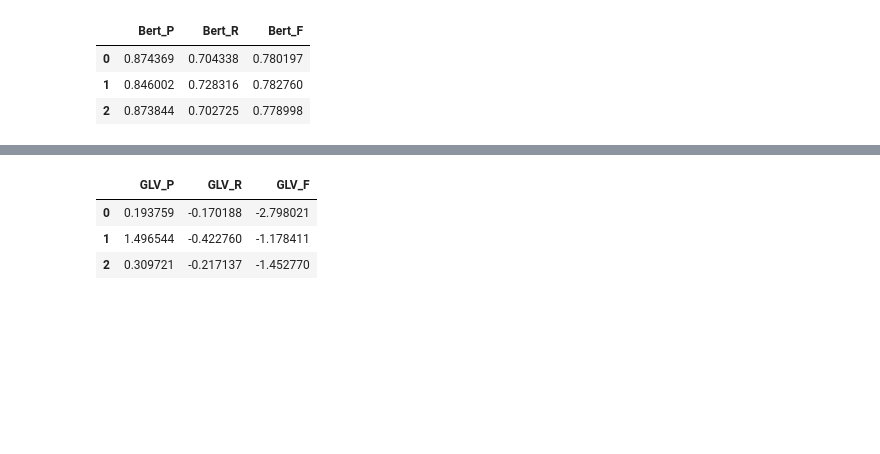
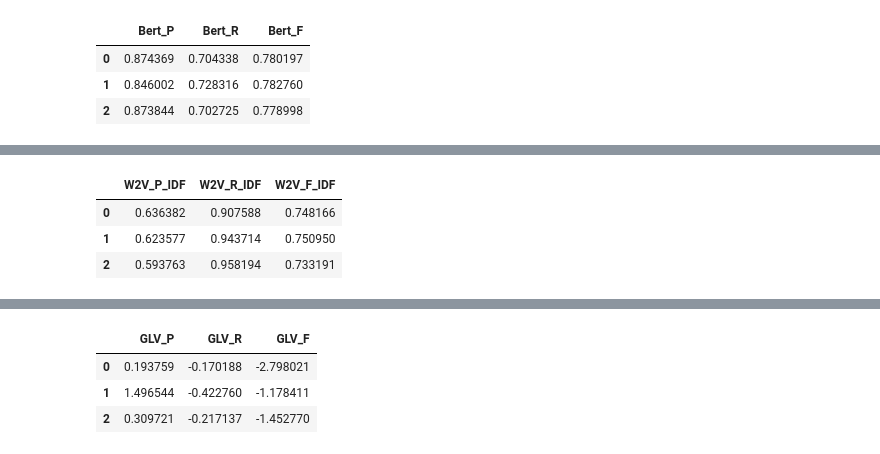
Before and after one commit to MariusAAROS/Supervised-Learning-using-Unsupervised-Learning-Metrics-in-the-absence-of-Annotated-Data, a Jupyter notebook: custom_BERTScore/custom.ipynb, the cells around one changed output, grey strips where cells are left out. Drawn from its saved outputs; the diff is of its cells as text; code cells hidden in the pictures; blank space fills up the shorter version.

```diff
--- a/custom_BERTScore/custom.ipynb
+++ b/custom_BERTScore/custom.ipynb
@@ -434,3 +438,11 @@ word2vec_scores_Df
+# %%
+word2vec_scores_Df = pd.DataFrame(word2vec_scores, columns=["W2V_P_IDF", "W2V_R_IDF", "W2V_F_IDF"])
+word2vec_scores_Df
+# %% [output]
+|  | W2V_P_IDF | W2V_R_IDF | W2V_F_IDF |
+| 0 | 0.636382 | 0.907588 | 0.748166 |
+| 1 | 0.623577 | 0.943714 | 0.750950 |
+| 2 | 0.593763 | 0.958194 | 0.733191 |
 # %%
 billsum_test.head(10)
 # %% [output]
```
Also changed, not shown: parts of 4 cells of this notebook, 2 other files.
